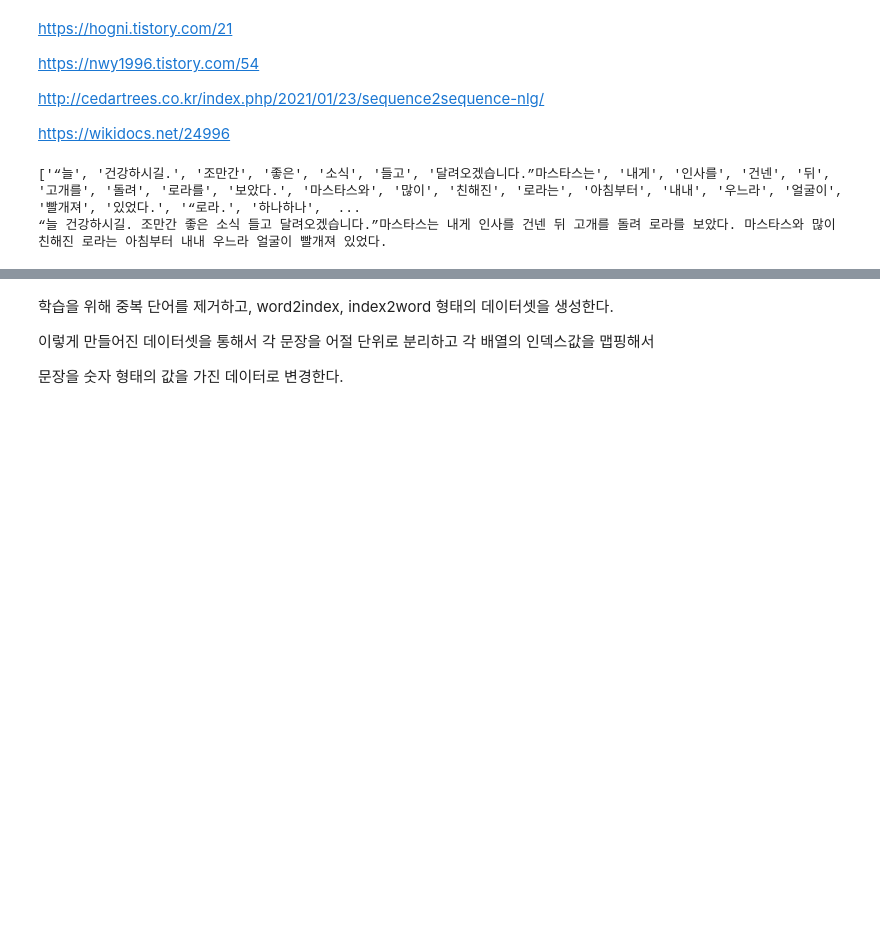
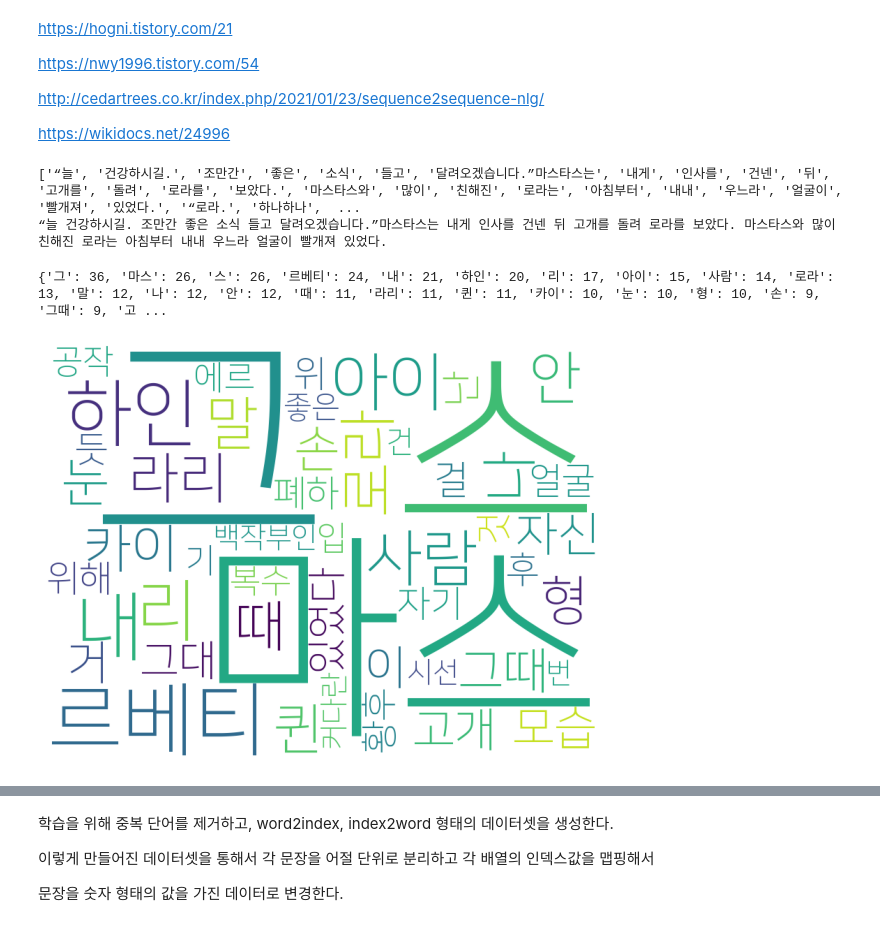
Before and after one commit to jisu1013/NLP_study, a Jupyter notebook: 파이썬_웹크롤링_seq2seq.ipynb, the cells around one changed output, grey strips where cells are left out. Cells and saved outputs as stored; diff of their text form; code cells hidden in the pictures; blank space fills up the shorter version.

```diff
--- a/파이썬_웹크롤링_seq2seq.ipynb
+++ b/파이썬_웹크롤링_seq2seq.ipynb
@@ -126,4 +126,9 @@ def make_wordcloud(word_count, text_):
     plt.axis('off')
     plt.imshow(cloud)
     plt.show()
+# %%
+make_wordcloud(50, text)
+# %% [output]
+{'그': 36, '마스': 26, '스': 26, '르베티': 24, '내': 21, '하인': 20, '리': 17, '아이': 15, '사람': 14, '로라': 13, '말': 12, '나': 12, '안': 12, '때': 11, '라리': 11, '퀸': 11, '카이': 10, '눈': 10, '형': 10, '손': 9, '그때': 9, '고 ...
+[figure, added]
 # %%
```
Also changed, not shown: parts of 1 cell of this notebook.
